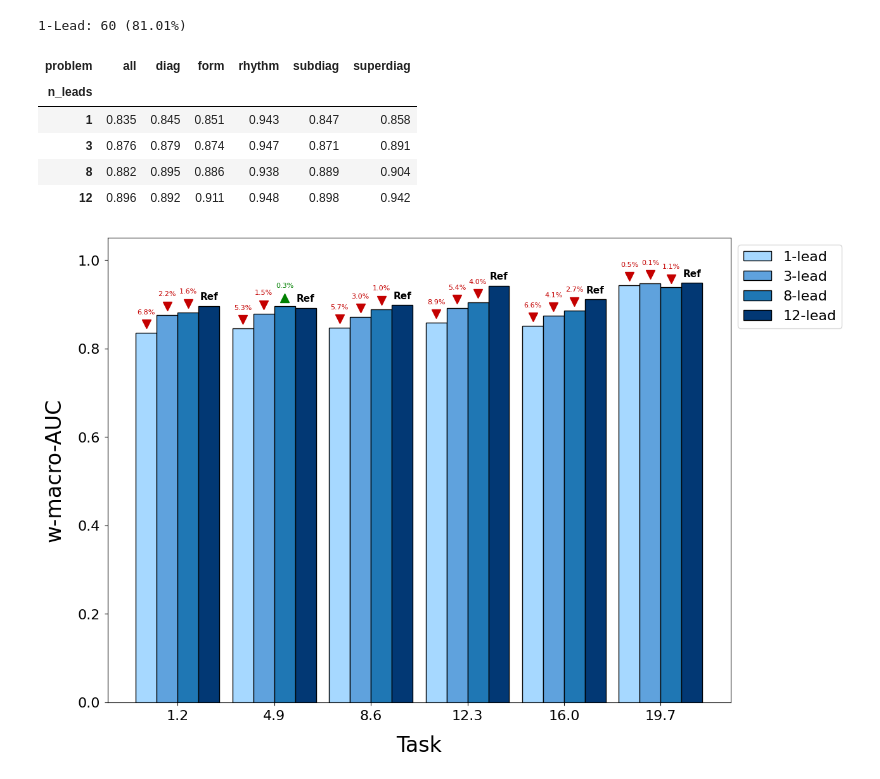
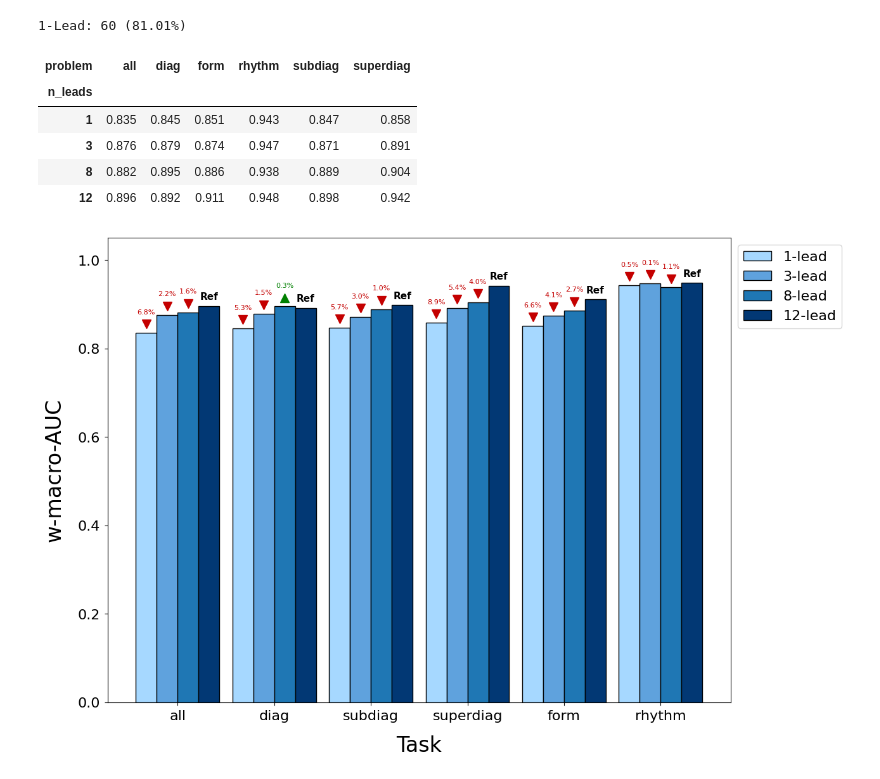
Before and after one commit to adofersan/xai-ecg-diagnosis, a Jupyter notebook: src/tables_and_figures.ipynb, the cells around one changed output. Saved outputs shown, nothing was run; the diff lists cells and outputs as text; code cells hidden in the pictures.

Commit message:
Reduced leads plot fixed

```diff
--- a/src/tables_and_figures.ipynb
+++ b/src/tables_and_figures.ipynb
@@ -1517,31 +1517,32 @@ for i, leads in enumerate(n_leads):
                 "Ref",
                 ha="center",
                 va="bottom",
                 fontsize=11,
                 color="black",
                 fontweight="bold",
             )
 
 # Customize the bar chart
 ax.set_xlabel("Task", fontsize=24)
 ax.set_ylabel("w-macro-AUC", fontsize=24)
 ax.set_ylim(0, 1.05)
 ax.set_yticks(np.arange(0, 1.1, 0.2))
 ax.set_xticks(index + bar_width * 1.5)
+ax.set_xticklabels(problems)
 ax.tick_params(axis='both', which='major', labelsize=16)
 ax.legend(loc="upper left", bbox_to_anchor=(1, 1), ncol=1, fontsize=16)
 
 plt.tight_layout(pad=3.0)
 
 # Add extra space on the left when saving the plot
 plt.subplots_adjust(left=0.2)  # Adjust the left margin
 plt.savefig("../img/reduced-leads.png", dpi=300, bbox_inches="tight")
 plt.show()
 # %% [output]
 | problem | all | diag | form | rhythm | subdiag | superdiag |
 | n_leads |  |  |  |  |  |  |
 | 1 | 0.835 | 0.845 | 0.851 | 0.943 | 0.847 | 0.858 |
 | 3 | 0.876 | 0.879 | 0.874 | 0.947 | 0.871 | 0.891 |
 | 8 | 0.882 | 0.895 | 0.886 | 0.938 | 0.889 | 0.904 |
 | 12 | 0.896 | 0.892 | 0.911 | 0.948 | 0.898 | 0.942 |
-[figure, old version]
+[figure, new version]
```
